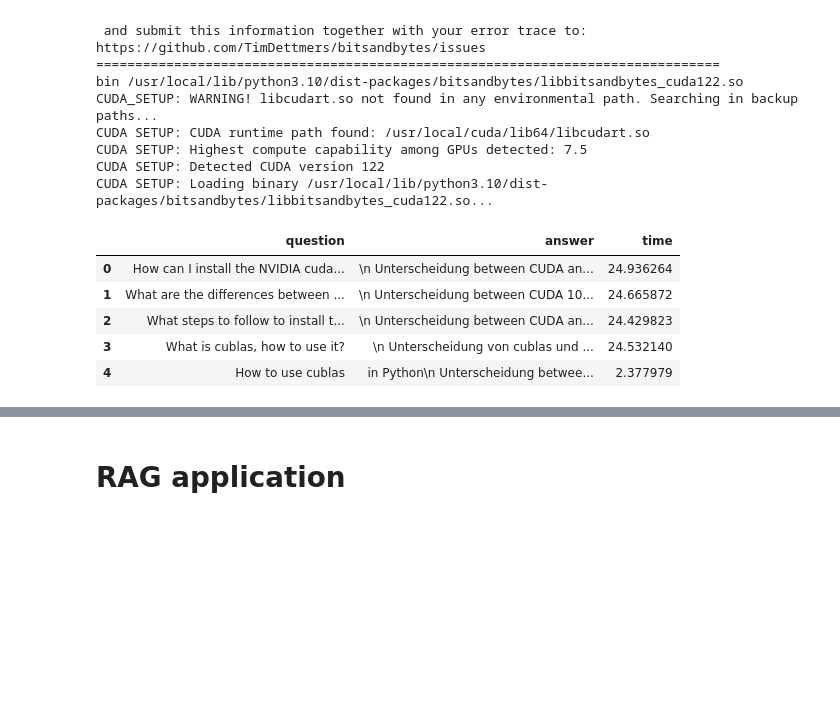
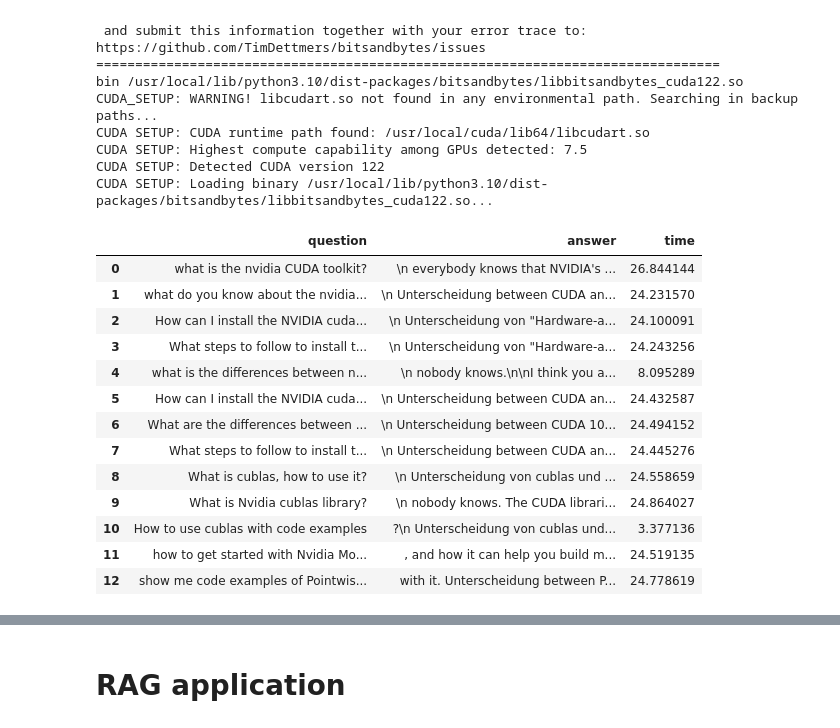
Before and after one commit to hsunsmile/ml-notebooks, a Jupyter notebook: nvidia-rag/Problem_01_AI_Assisted_Learning_for_NVIDIA_SDKs_and_Toolkits.ipynb, the cells around one changed output, grey strips where cells are left out. Saved outputs shown, nothing was run; the diff lists cells and outputs as text; code cells hidden in the pictures; blank space fills up the shorter version.

```diff
--- a/nvidia-rag/Problem_01_AI_Assisted_Learning_for_NVIDIA_SDKs_and_Toolkits.ipynb
+++ b/nvidia-rag/Problem_01_AI_Assisted_Learning_for_NVIDIA_SDKs_and_Toolkits.ipynb
@@ -21,6 +18,7 @@ Tesla_T4
 One can change LLM models here to try different models easily.
 # %%
 llm_model_name = 'meta-llama/Llama-2-7b-chat-hf'
+# Other models can be used:
 # llm_model_name = 'meta-llama/Llama-2-13b-chat-hf'
 # llm_model_name = 'mistralai/Mistral-7B-v0.1'
 
@@ -28,12 +26,20 @@ llm_model_name = 'meta-llama/Llama-2-7b-chat-hf'
 # https://www.sbert.net/docs/pretrained_models.html#:~:text=The%20all%2Dmpnet%2Dbase%2D,all%20existing%20sentence%2Dtransformers%20models.
 # embedding_model_name = 'sentence-transformers/all-mpnet-base-v2'
 # embedding_model_name = 'sentence-transformers/all-MiniLM-L6-v2'
+# Chose the following model for better retrieval and reranking results
 embedding_model_name = 'BAAI/bge-large-en-v1.5'
 reranker_model_name = 'BAAI/bge-reranker-large'
 
 pipeline_type = "text-generation"
 enable_multi_query = False
 
+# a quick way to indicate question set is changed thus cache need to be invalidated
+question_set_version = 1
+
+# These questions includes similar questions to test if the answers are similar
+# There are questions pretty hard to get right like install CUDA on MAC OSX M2. It is very specific and relatively new
+# There are questions including two questions in one sentence.
+# There are questions for code snippets and troubleshooting materials
 questions = [
     "what is the nvidia CUDA toolkit?",
     "what do you know about the nvidia CUDA toolkit?",
@@ -45,7 +51,9 @@ questions = [
     "What steps to follow to install the NVIDIA cuda toolkit on Mac OSX with M2 processor?",
     "What is cublas, how to use it?",
     "What is Nvidia cublas library?",
-    "How to use cublas"
+    "How to use cublas with code examples",
+    "how to get started with Nvidia Modulus",
+    "show me code examples of PointwiseLossNorm from Modulus to get started",
 ]
 # %% [markdown]
 ### Mounting google drive
@@ -218,29 +249,39 @@ CUDA SETUP: Loading binary /usr/local/lib/python3.10/dist-packages/bitsandbytes/
 from langchain.llms import HuggingFacePipeline
 llm = HuggingFacePipeline(pipeline=generate_text)
 # %%
+# @title Store vanilla model results for later comparison with RAG enhanced results.
+
 import pandas as pd
 import time
 
 llm_model_path_name = llm_model_name.replace("/", "_")
-vanilla_results_file = f"{cache_folder}/vanilla_results_{llm_model_path_name}.csv"
+vanilla_results_file = f"{cache_folder}/vanilla_results_{llm_model_path_name}_{question_set_version}.csv"
 if not os.path.exists(vanilla_results_file):
   vanilla_results = []
   for question in questions:
     start = time.time()
     answer = llm.invoke(input=question)
     end = time.time()
     vanilla_results.append({"question": question, "answer": answer, "time": end - start})
     df = pd.DataFrame(vanilla_results)
     df.to_csv(vanilla_results_file, index=False)
 else:
   df = pd.read_csv(vanilla_results_file)
 
 df
 # %% [output]
 |  | question | answer | time |
-| 0 | How can I install the NVIDIA cuda... | \n Unterscheidung between CUDA an... | 24.936264 |
-| 1 | What are the differences between ... | \n Unterscheidung between CUDA 10... | 24.665872 |
-| 2 | What steps to follow to install t... | \n Unterscheidung between CUDA an... | 24.429823 |
-| 3 | What is cublas, how to use it? | \n Unterscheidung von cublas und ... | 24.532140 |
-| 4 | How to use cublas | in Python\n Unterscheidung betwee... | 2.377979 |
+| 0 | what is the nvidia CUDA toolkit? | \n everybody knows that NVIDIA's ... | 26.844144 |
+| 1 | what do you know about the nvidia... | \n Unterscheidung between CUDA an... | 24.231570 |
+| 2 | How can I install the NVIDIA cuda... | \n Unterscheidung von "Hardware-a... | 24.100091 |
+| 3 | What steps to follow to install t... | \n Unterscheidung von "Hardware-a... | 24.243256 |
+| 4 | what is the differences between n... | \n nobody knows.\n\nI think you a... | 8.095289 |
+| 5 | How can I install the NVIDIA cuda... | \n Unterscheidung between CUDA an... | 24.432587 |
+| 6 | What are the differences between ... | \n Unterscheidung between CUDA 10... | 24.494152 |
+| 7 | What steps to follow to install t... | \n Unterscheidung between CUDA an... | 24.445276 |
+| 8 | What is cublas, how to use it? | \n Unterscheidung von cublas und ... | 24.558659 |
+| 9 | What is Nvidia cublas library? | \n nobody knows. The CUDA librari... | 24.864027 |
+| 10 | How to use cublas with code examples | ?\n Unterscheidung von cublas und... | 3.377136 |
+| 11 | how to get started with Nvidia Mo... | , and how it can help you build m... | 24.519135 |
+| 12 | show me code examples of Pointwis... | with it. Unterscheidung between P... | 24.778619 |
 # %%
```
Also changed, not shown: parts of 42 cells of this notebook.
